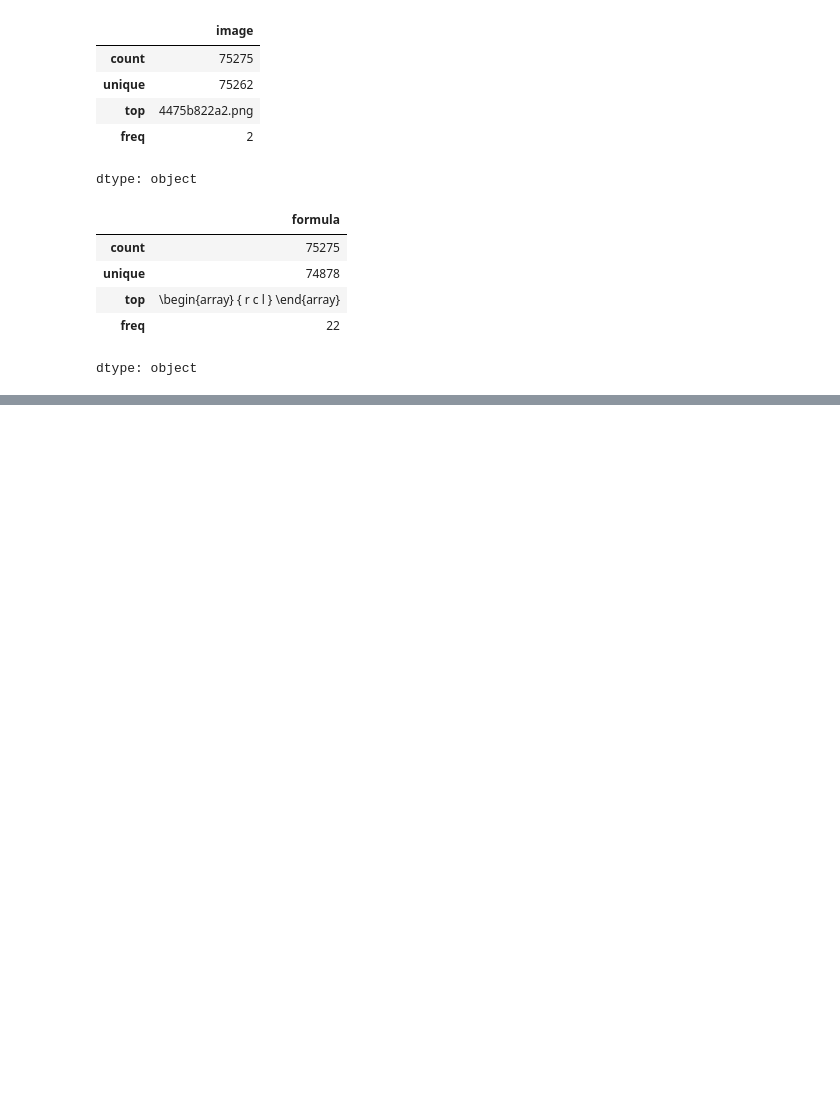
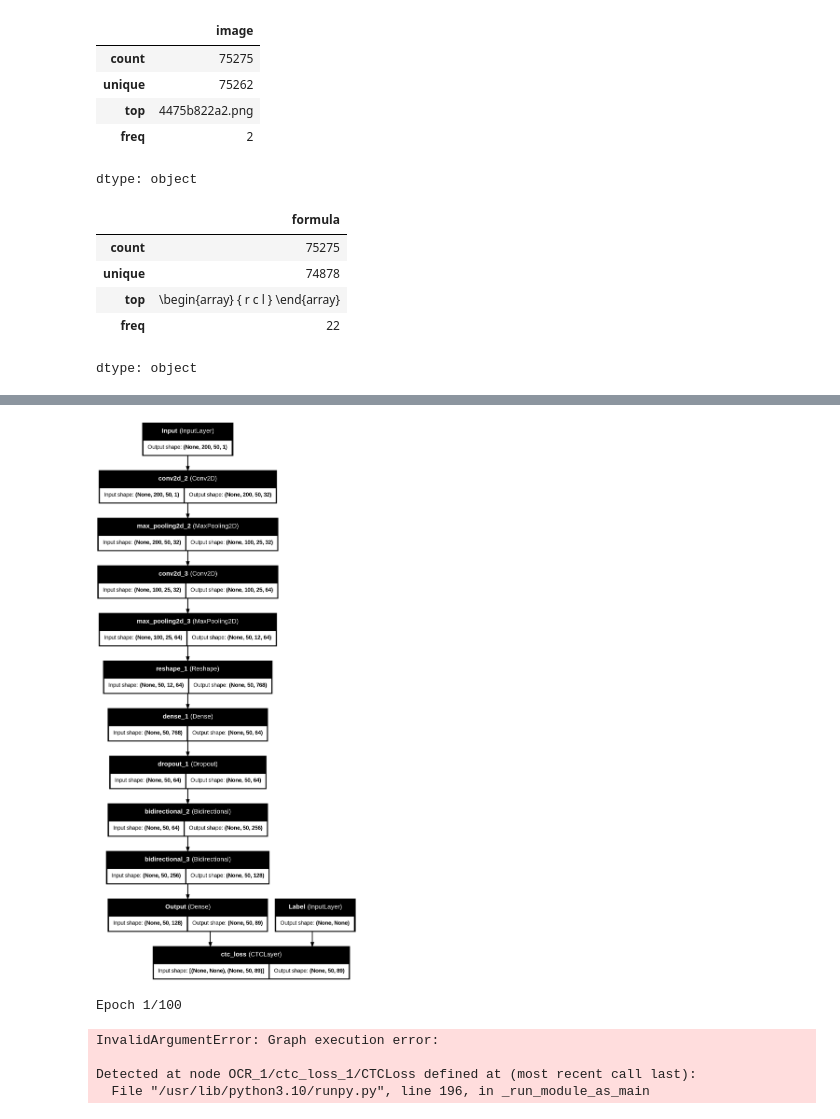
Before and after one commit to osjayaprakash/deeplearning, a Jupyter notebook: CS_230_Colab.ipynb, the cells around one changed output, grey strips where cells are left out. Saved outputs shown, nothing was run; the diff lists cells and outputs as text; code cells hidden in the pictures; blank space fills up the shorter version.

```diff
--- a/CS_230_Colab.ipynb
+++ b/CS_230_Colab.ipynb
@@ -75,0 +94,3 @@ from sklearn.model_selection import train_test_split
+# %%
+df_valid = pd.read_csv(f"{root_dir}/im2latex_validate.csv", nrows=10)
+df_valid.head()
@@ -75,0 +116,8 @@ from sklearn.model_selection import train_test_split
+# %%
+train_characters = set(char for formula in df_train['formula'] for char in formula)
+test_characters = set(char for formula in df_test['formula'] for char in formula)
+valid_characters = set(char for formula in df_valid['formula'] for char in formula)
+train_characters.update(test_characters)
+train_characters.update(valid_characters)
+characters = train_characters
+print(f"Characters ({len(characters)}):\n", characters)
@@ -75,0 +243,30 @@ from sklearn.model_selection import train_test_split
+# %%
+input_shape = (200, 50, 1)
+num_classes = len(characters) + 1  # +1 for the CTC blank label
+
+input_layer = layers.Input(shape=input_shape, name="Input", dtype="float32")
+label_layer = layers.Input(shape=(None,), name="Label", dtype="float32")
+
+conv2_1 = layers.Conv2D(filters=32, kernel_size=(3, 3), activation="relu", kernel_initializer="he_normal", padding="same")(input_layer)
+max2_1 = layers.MaxPooling2D(pool_size=(2, 2))(conv2_1)
+
+conv2_2 = layers.Conv2D(filters=64, kernel_size=(3, 3), activation="relu", kernel_initializer="he_normal", padding="same")(max2_1)
+max2_2 = layers.MaxPooling2D(pool_size=(2, 2))(conv2_2)
+
+reshape_shape = (input_shape[0] // 4, (input_shape[1] // 4) * 64)
+reshape_layer = layers.Reshape(target_shape=reshape_shape)(max2_2)
+
+dense_1 = layers.Dense(units=64, activation="relu")(reshape_layer)
+drop_1 = layers.Dropout(0.2)(dense_1)
+
+bilstm_1 = layers.Bidirectional(layers.LSTM(128, return_sequences=True, dropout=0.25))(drop_1)
+bilstm_2 = layers.Bidirectional(layers.LSTM(64, return_sequences=True, dropout=0.25))(bilstm_1)
+
+output_layer = layers.Dense(num_classes, activation="softmax", name="Output")(bilstm_2)
+
+output = CTCLayer(name="ctc_loss")(label_layer, output_layer)
+
+model = models.Model(inputs=[input_layer, label_layer], outputs=output, name="OCR")
+# %%
+model.compile(optimizer=optimizers.Adam())
+model.summary()
@@ -75,0 +295,4 @@ from sklearn.model_selection import train_test_split
+# %%
+plot_model(model, show_layer_names=True, show_shapes=True, expand_nested=True)
+# %% [output]
+[figure, added]
@@ -75,0 +301,13 @@ from sklearn.model_selection import train_test_split
+# %%
+history = model.fit(
+    train_dataset,
+    validation_data=valid_dataset,
+    epochs=100,
+    # callbacks=[early_stopping]
+)
+# %% [output]
+Epoch 1/100
+InvalidArgumentError: Graph execution error:
+
+Detected at node OCR_1/ctc_loss_1/CTCLoss defined at (most recent call last):
+  File "/usr/lib/python3.10/runpy.py", line 196, in _run_module_as_main
```
Also changed, not shown: parts of 22 cells of this notebook.
